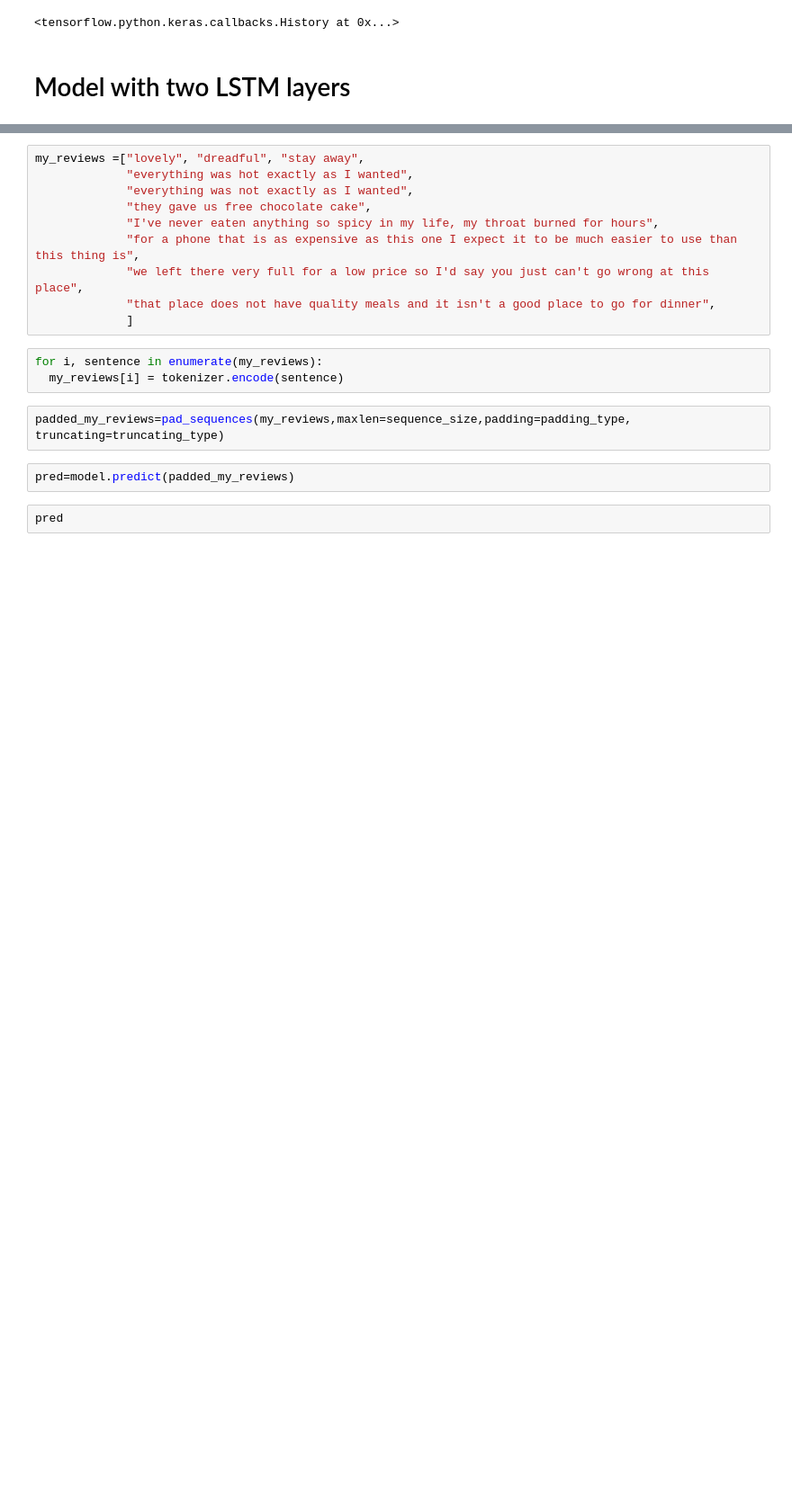
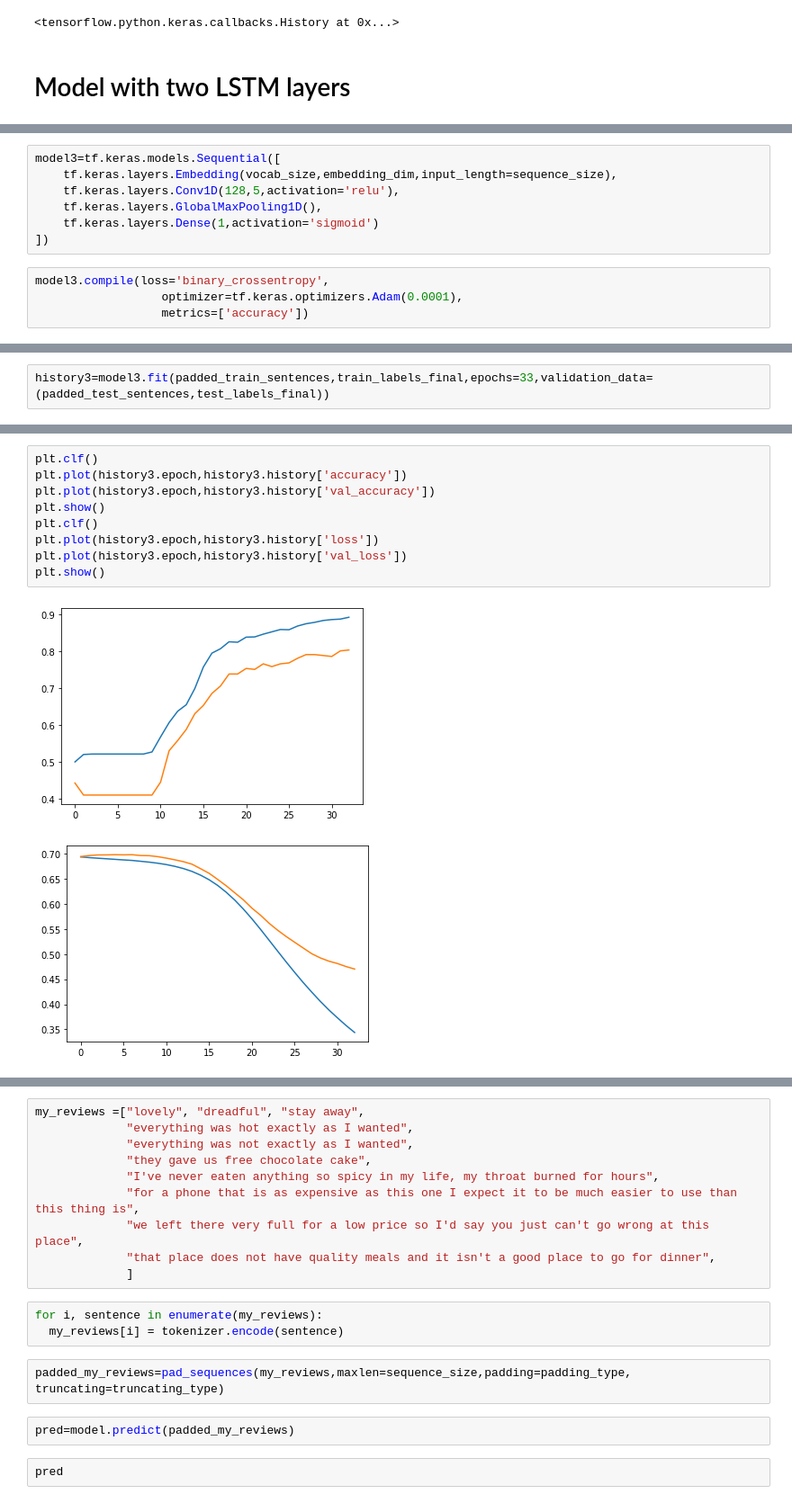
Before and after one commit to venkat2ram/Keras-and-Tensorflow, a Jupyter notebook: uda_L10_NLP_LSTM.ipynb, the cells around one changed output, grey strips where cells are left out. Shown at 90% size. Saved outputs shown, nothing was run; the diff lists cells and outputs as text; blank space fills up the shorter version.

```diff
--- a/uda_L10_NLP_LSTM.ipynb
+++ b/uda_L10_NLP_LSTM.ipynb
@@ -202,0 +238,11 @@ Epoch 15/15
+# %%
+model3=tf.keras.models.Sequential([
+    tf.keras.layers.Embedding(vocab_size,embedding_dim,input_length=sequence_size),
+    tf.keras.layers.Conv1D(128,5,activation='relu'),
+    tf.keras.layers.GlobalMaxPooling1D(),
+    tf.keras.layers.Dense(1,activation='sigmoid')
+])
+# %%
+model3.compile(loss='binary_crossentropy',
+                  optimizer=tf.keras.optimizers.Adam(0.0001),
+                  metrics=['accuracy'])
@@ -202,0 +268,2 @@ Epoch 15/15
+# %%
+history3=model3.fit(padded_train_sentences,train_labels_final,epochs=33,validation_data=(padded_test_sentences,test_labels_final))
@@ -202,0 +288,12 @@ Epoch 15/15
+# %%
+plt.clf()
+plt.plot(history3.epoch,history3.history['accuracy'])
+plt.plot(history3.epoch,history3.history['val_accuracy'])
+plt.show()
+plt.clf()
+plt.plot(history3.epoch,history3.history['loss'])
+plt.plot(history3.epoch,history3.history['val_loss'])
+plt.show()
+# %% [output]
+[figure, added]
+[figure, added]
```
Also changed, not shown: parts of 19 cells of this notebook.
